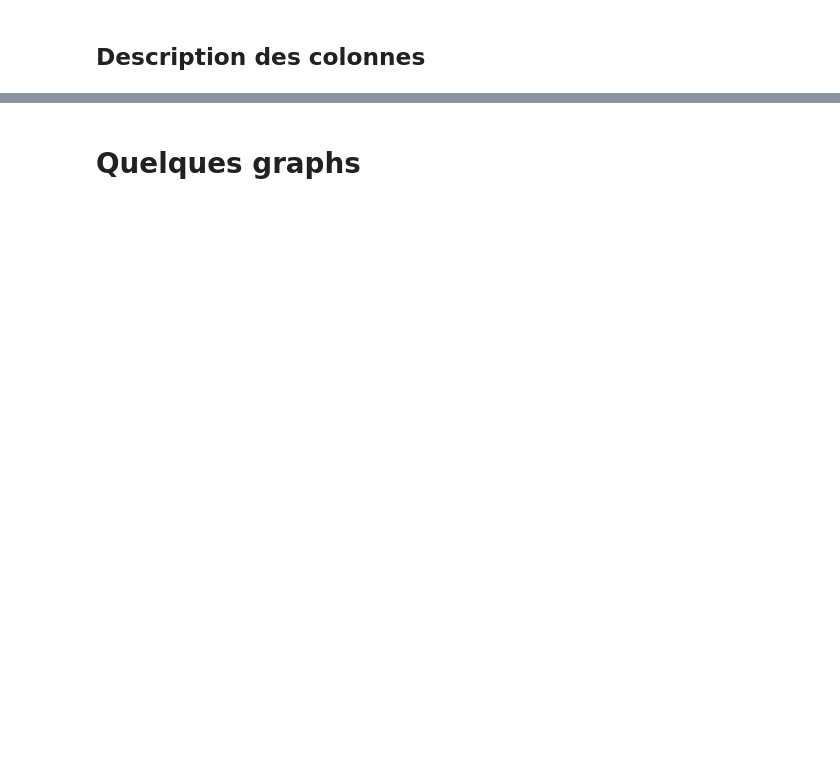
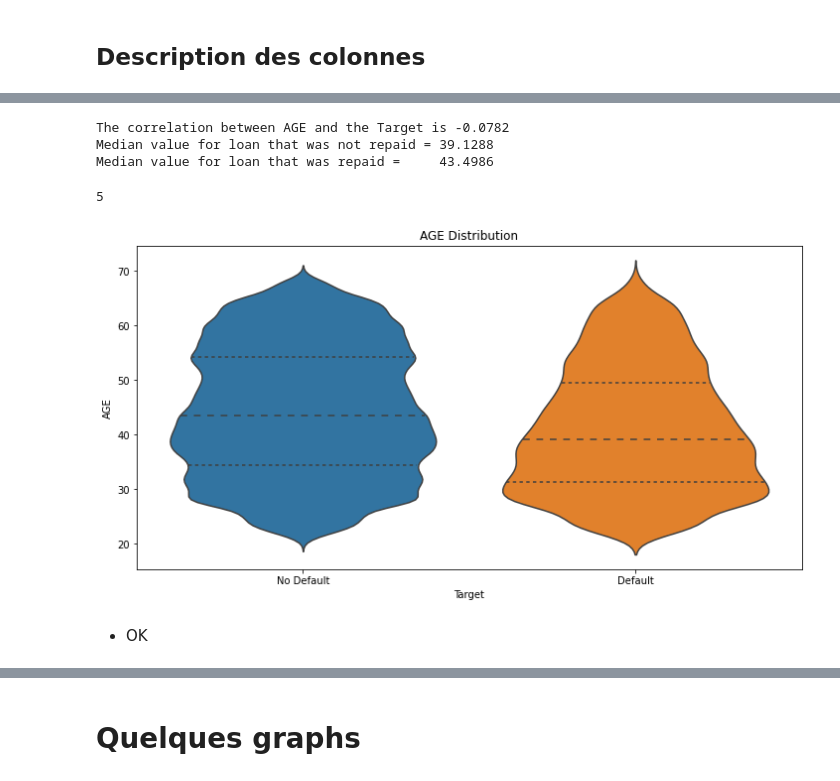
Before and after one commit to vtalbo/credit_default_risk, a Jupyter notebook: Implémentez un modèle de scoring.ipynb, the cells around one changed output, grey strips where cells are left out. Drawn from its saved outputs; the diff is of its cells as text; code cells hidden in the pictures; blank space fills up the shorter version.

```diff
--- a/Implémentez un modèle de scoring.ipynb
+++ b/Implémentez un modèle de scoring.ipynb
@@ -235,0 +391,6 @@ creating df took 2.6092801094055176 seconds
+# %%
+col_to_drop = app_train.columns[app_train.columns.str.contains('_MEDI|_AVG|_MODE|EXT_SOURCE_',regex = True)]
+print('nb_of_cols before : ', app_train.columns.size)
+app_train.drop(columns = col_to_drop, inplace = True)
+app_test.drop(columns = col_to_drop, inplace = True)
+print('nb_of_cols after : ', app_train.columns.size)
@@ -235,0 +428,7 @@ creating df took 2.6092801094055176 seconds
+# %%
+# one-hot encoding of categorical variables
+app_train = pd.get_dummies(app_train)
+app_test = pd.get_dummies(app_test)
+
+print('Training Features shape: ', app_train.shape)
+print('Testing Features shape: ', app_test.shape)
@@ -235,0 +440,11 @@ creating df took 2.6092801094055176 seconds
+# %%
+train_labels = app_train['TARGET']
+
+# Align the training and testing data, keep only columns present in both dataframes
+app_train, app_test = app_train.align(app_test, join = 'inner', axis = 1)
+
+# Add the target back in
+app_train['TARGET'] = train_labels
+
+print('Training Features shape: ', app_train.shape)
+print('Testing Features shape: ', app_test.shape)
@@ -235,0 +469,16 @@ creating df took 2.6092801094055176 seconds
+# %%
+age_df = app_train.loc[:,['DAYS_BIRTH','TARGET']]
+age_df['AGE'] = - age_df['DAYS_BIRTH']/365
+violin_target("AGE",age_df)
+
+gc.enable()
+del age_df
+gc.collect()
+# %% [output]
+The correlation between AGE and the Target is -0.0782
+Median value for loan that was not repaid = 39.1288
+Median value for loan that was repaid =     43.4986
+5
+[figure, added]
+# %% [markdown]
+- OK
```
Also changed, not shown: parts of 187 cells of this notebook.
